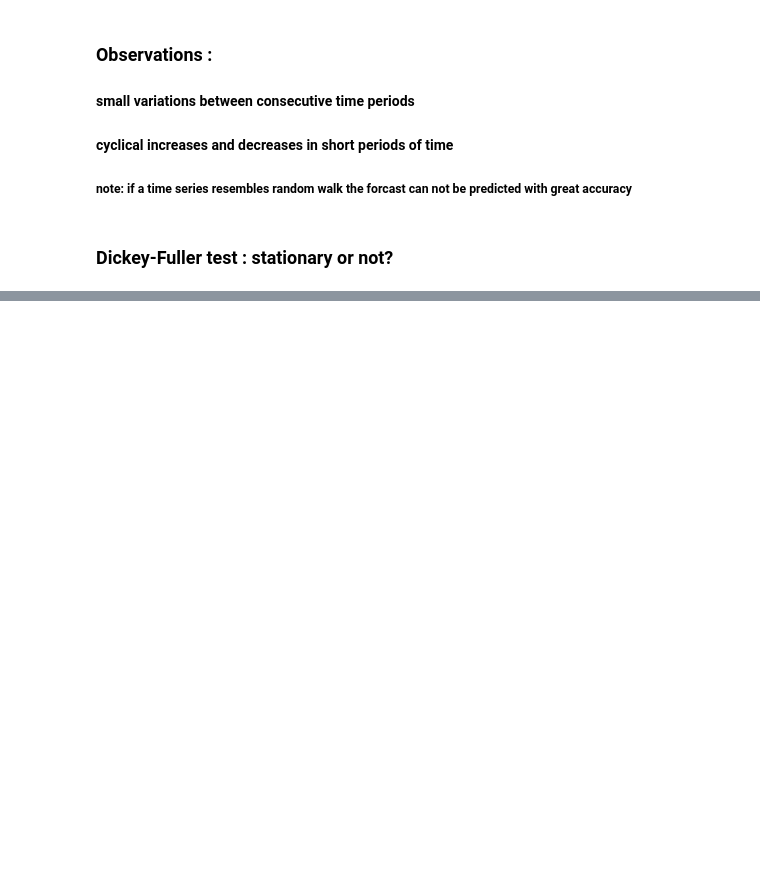
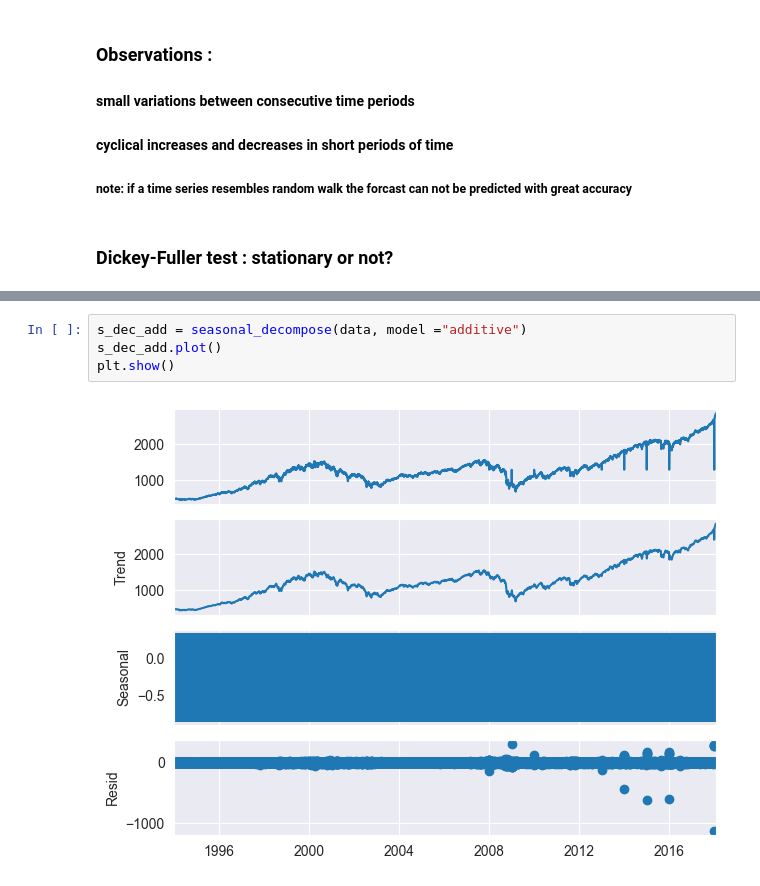
Before and after one commit to SMARIFUL1/Time-Series-Analysis, a Jupyter notebook: TimeSeries365.ipynb, the cells around one changed output, grey strips where cells are left out. Saved outputs shown, nothing was run; the diff lists cells and outputs as text; blank space fills up the shorter version.

```diff
--- a/TimeSeries365.ipynb
+++ b/TimeSeries365.ipynb
@@ -263,0 +313,6 @@ from statsmodels.tsa.seasonal import seasonal_decompose
+# %%
+s_dec_add = seasonal_decompose(data, model ="additive")
+s_dec_add.plot()
+plt.show()
+# %% [output]
+[figure, added]
```
Also changed, not shown: parts of 20 cells of this notebook.
